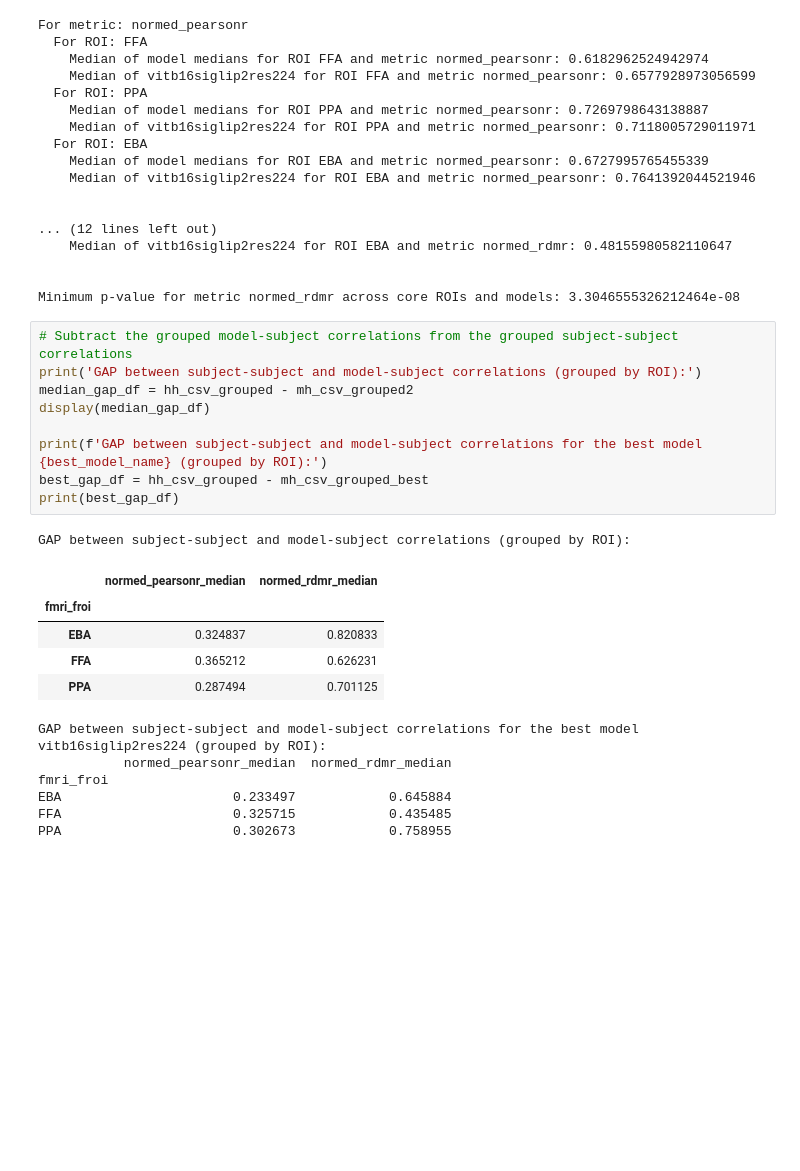
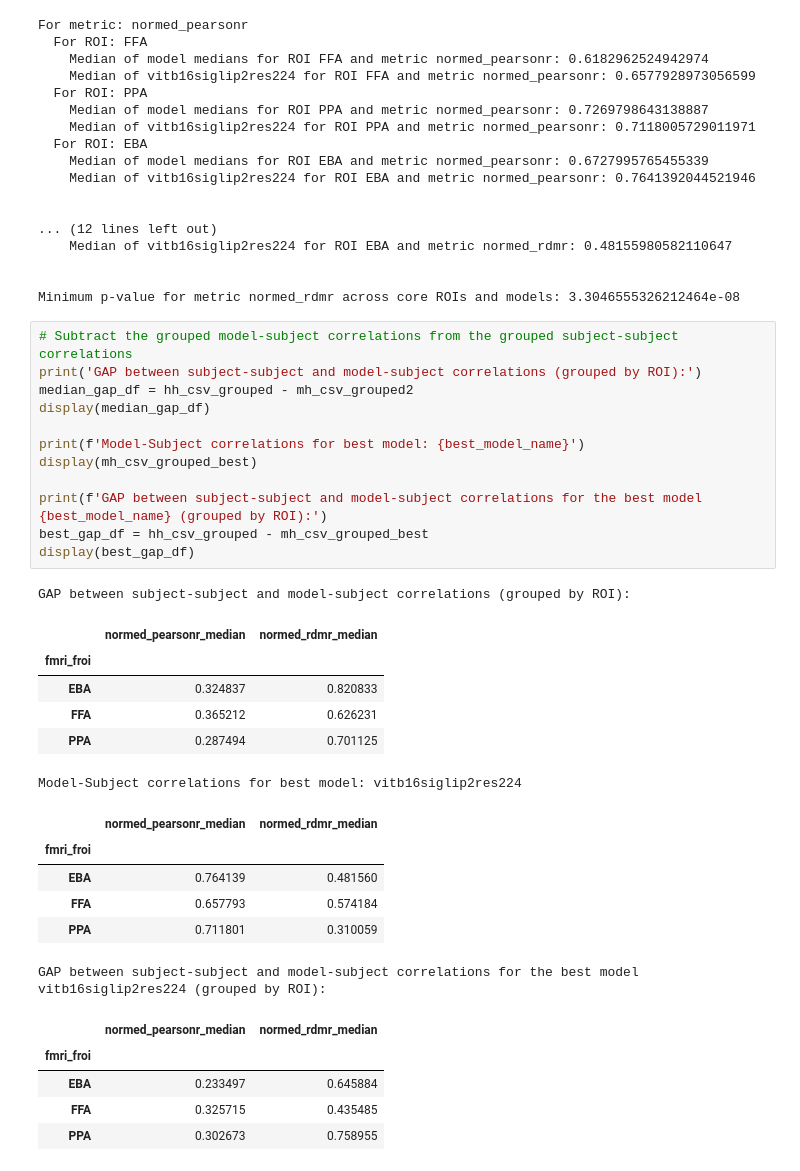
Before and after one commit to murtylab/comparing-category-selectivity, a Jupyter notebook: preprint/preprint_stats_recheck.ipynb, the cells around one changed output. Drawn from its saved outputs; the diff is of its cells as text; blank space fills up the shorter version.

```diff
--- a/preprint/preprint_stats_recheck.ipynb
+++ b/preprint/preprint_stats_recheck.ipynb
@@ -199,22 +408,31 @@ Minimum p-value for metric normed_rdmr across core ROIs and models: 3.3046555326
 # %%
 # Subtract the grouped model-subject correlations from the grouped subject-subject correlations
 print('GAP between subject-subject and model-subject correlations (grouped by ROI):')
 median_gap_df = hh_csv_grouped - mh_csv_grouped2
 display(median_gap_df)
 
+print(f'Model-Subject correlations for best model: {best_model_name}')
+display(mh_csv_grouped_best)
+
 print(f'GAP between subject-subject and model-subject correlations for the best model {best_model_name} (grouped by ROI):')
 best_gap_df = hh_csv_grouped - mh_csv_grouped_best
-print(best_gap_df)
+display(best_gap_df)
 # %% [output]
 GAP between subject-subject and model-subject correlations (grouped by ROI):
 |  | normed_pearsonr_median | normed_rdmr_median |
 | fmri_froi |  |  |
 | EBA | 0.324837 | 0.820833 |
 | FFA | 0.365212 | 0.626231 |
 | PPA | 0.287494 | 0.701125 |
-GAP between subject-subject and model-subject correlations for the best model vitb16siglip2res224 (grouped by ROI):
-           normed_pearsonr_median  normed_rdmr_median
-fmri_froi
-EBA                      0.233497            0.645884
-FFA                      0.325715            0.435485
-PPA                      0.302673            0.758955
+Model-Subject correlations for best model: vitb16siglip2res224
+|  | normed_pearsonr_median | normed_rdmr_median |
+| fmri_froi |  |  |
+| EBA | 0.764139 | 0.481560 |
+| FFA | 0.657793 | 0.574184 |
+| PPA | 0.711801 | 0.310059 |
+GAP between subject-subject and model-subject correlations for the best model vitb16siglip2res224 (grouped by ROI):
+|  | normed_pearsonr_median | normed_rdmr_median |
+| fmri_froi |  |  |
+| EBA | 0.233497 | 0.645884 |
+| FFA | 0.325715 | 0.435485 |
+| PPA | 0.302673 | 0.758955 |
```
Also changed, not shown: parts of 29 cells of this notebook.
